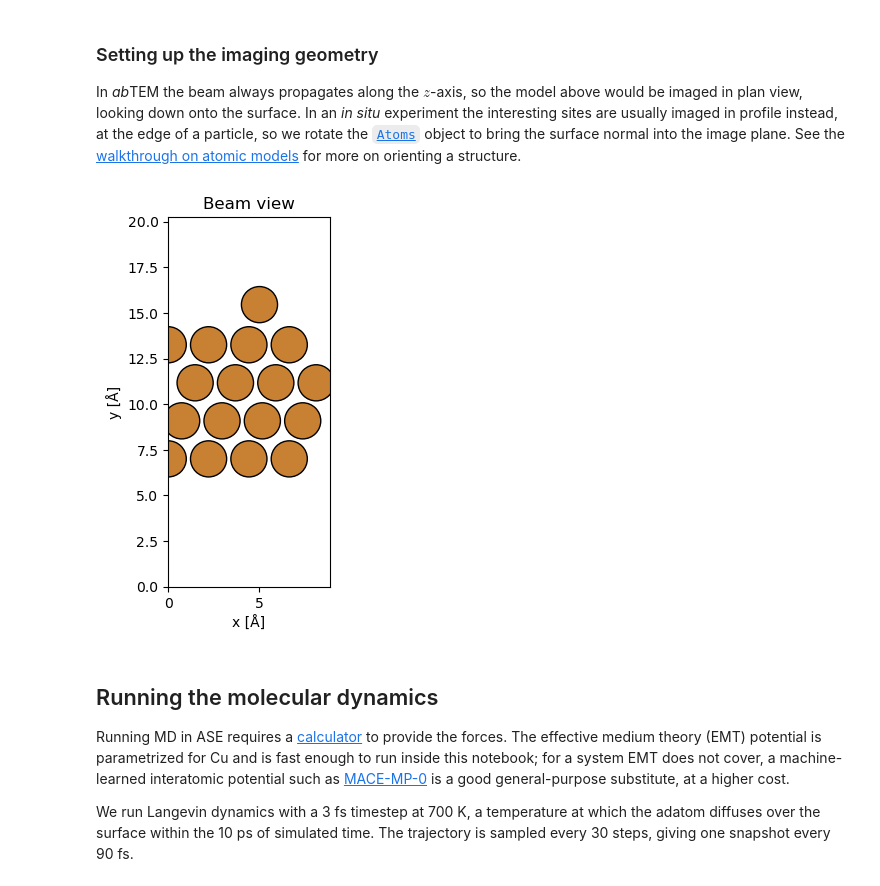
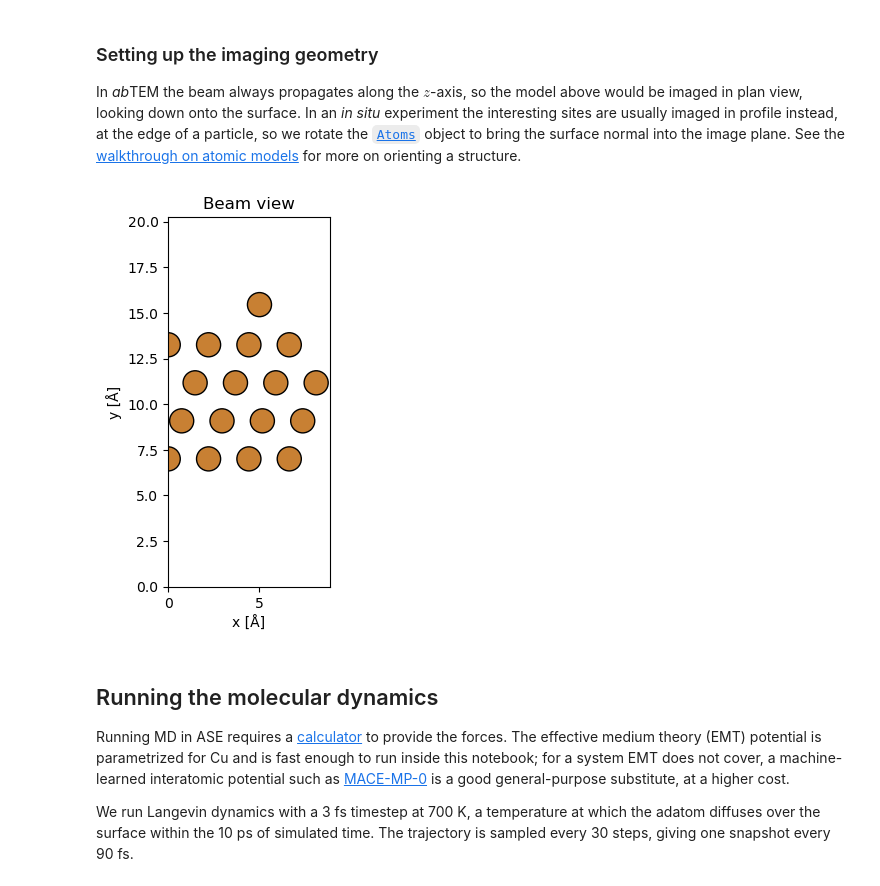
Before and after one commit to abTEM/doc, a Jupyter notebook: docs/user_guide/tutorials/time_resolved.ipynb, the cells around one changed output. Saved outputs shown, nothing was run; the diff lists cells and outputs as text; code cells hidden in the pictures.

```diff
--- a/docs/user_guide/tutorials/time_resolved.ipynb
+++ b/docs/user_guide/tutorials/time_resolved.ipynb
@@ -58,10 +58,10 @@ image plane. See the [walkthrough on atomic models](walkthrough:atomic_models) f
 # %%
 atoms.rotate(-90, "x", rotate_cell=True)
 atoms.rotate(-90, "y", rotate_cell=True)
 
-abtem.show_atoms(atoms, plane="xy", title="Beam view", tight_limits=True);
+abtem.show_atoms(atoms, plane="xy", title="Beam view", tight_limits=True, scale=0.5);
 # %% [output]
-[figure, old version]
+[figure, new version]
 # %% [markdown]
 ## Running the molecular dynamics
 
```
Also changed, not shown: parts of 4 cells of this notebook.
